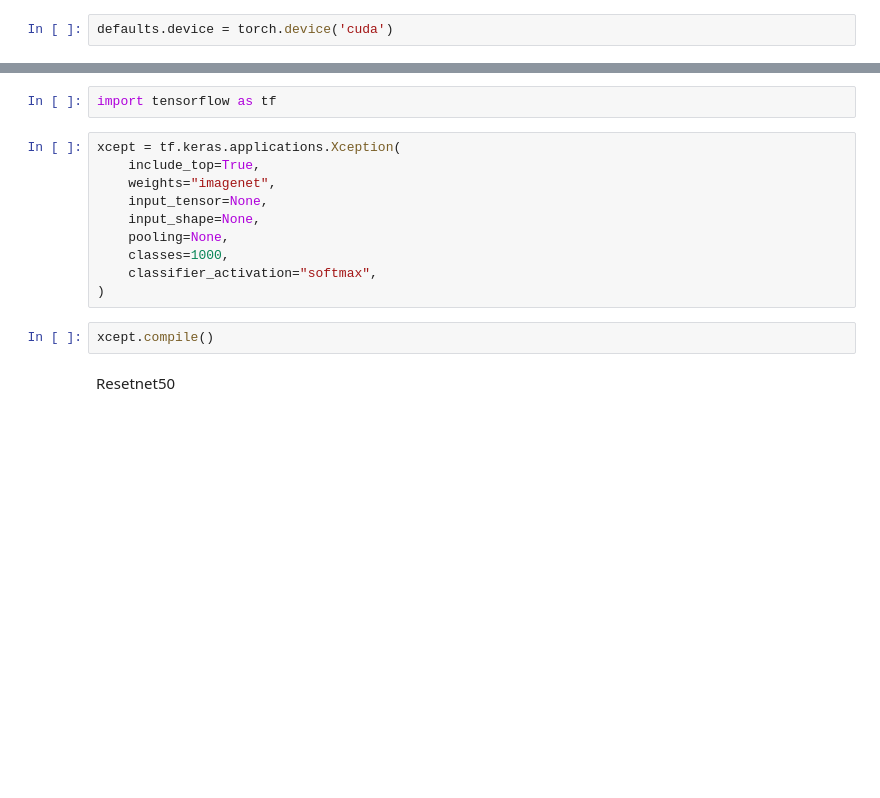
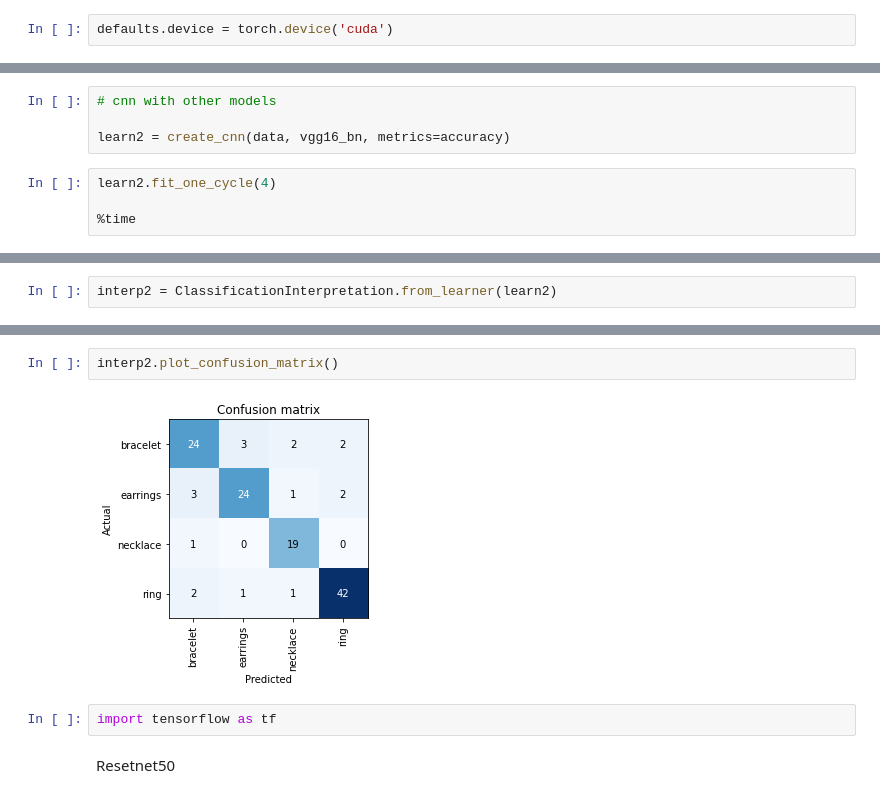
Before and after one commit to kangand/1000ml, a Jupyter notebook: Assignment_7/Draft_Model.ipynb, the cells around one changed output, grey strips where cells are left out. Saved outputs shown, nothing was run; the diff lists cells and outputs as text; blank space fills up the shorter version.

```diff
--- a/Assignment_7/Draft_Model.ipynb
+++ b/Assignment_7/Draft_Model.ipynb
@@ -133,0 +126,8 @@ interp.plot_top_losses(9, figsize=(15,15))
+# %%
+# cnn with other models
+
+learn2 = create_cnn(data, vgg16_bn, metrics=accuracy)
+# %%
+learn2.fit_one_cycle(4)
+
+%time
@@ -133,0 +142,2 @@ interp.plot_top_losses(9, figsize=(15,15))
+# %%
+interp2 = ClassificationInterpretation.from_learner(learn2)
@@ -134,17 +146,9 @@ interp.plot_top_losses(9, figsize=(15,15))
+# %%
+interp2.plot_confusion_matrix()
+# %% [output]
+[figure, added]
 # %%
 import tensorflow as tf
-# %%
-xcept = tf.keras.applications.Xception(
-    include_top=True,
-    weights="imagenet",
-    input_tensor=None,
-    input_shape=None,
-    pooling=None,
-    classes=1000,
-    classifier_activation="softmax",
-)
-# %%
-xcept.compile()
 # %% [markdown]
 Resetnet50
 # %%
```
Also changed, not shown: parts of 23 cells of this notebook.
